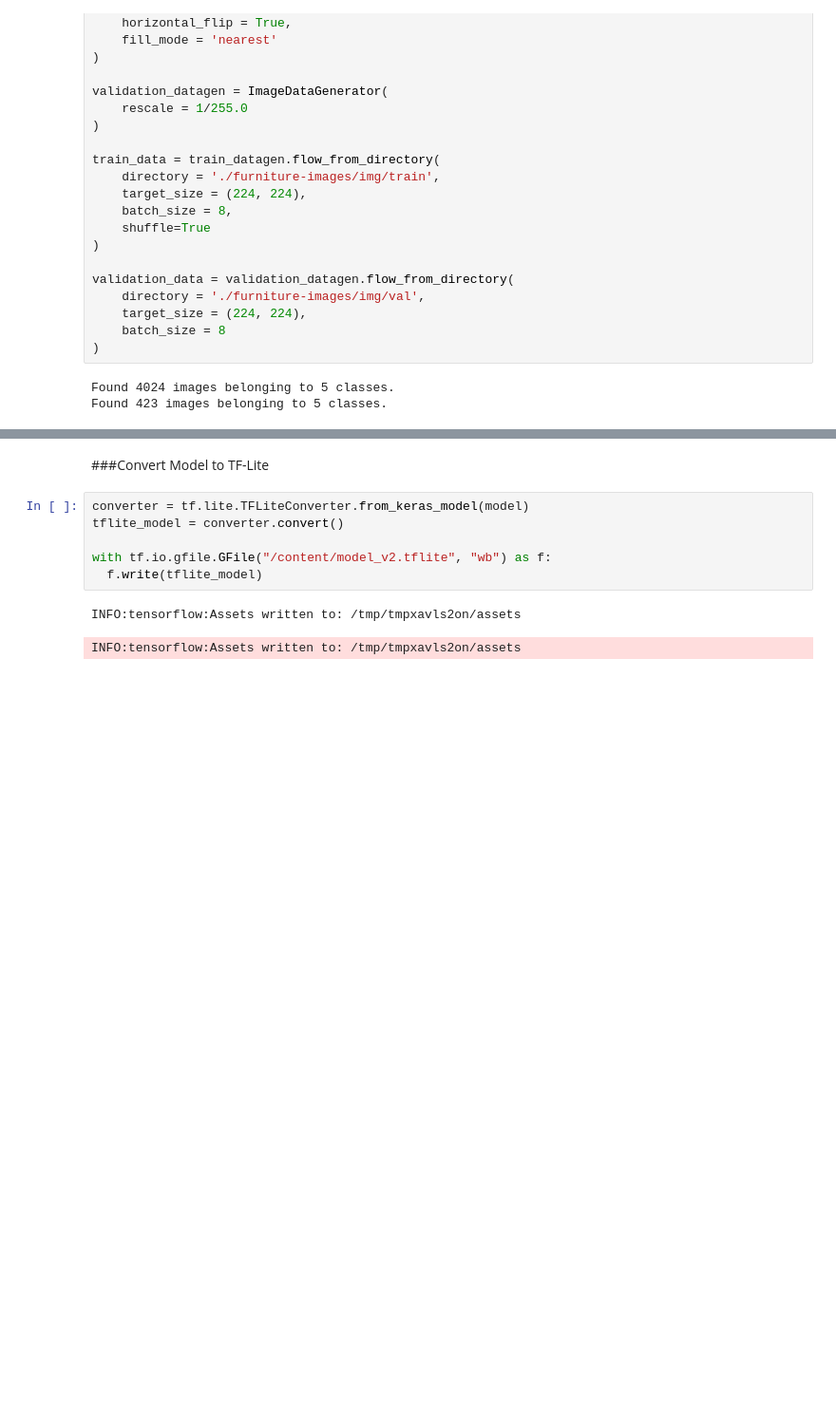
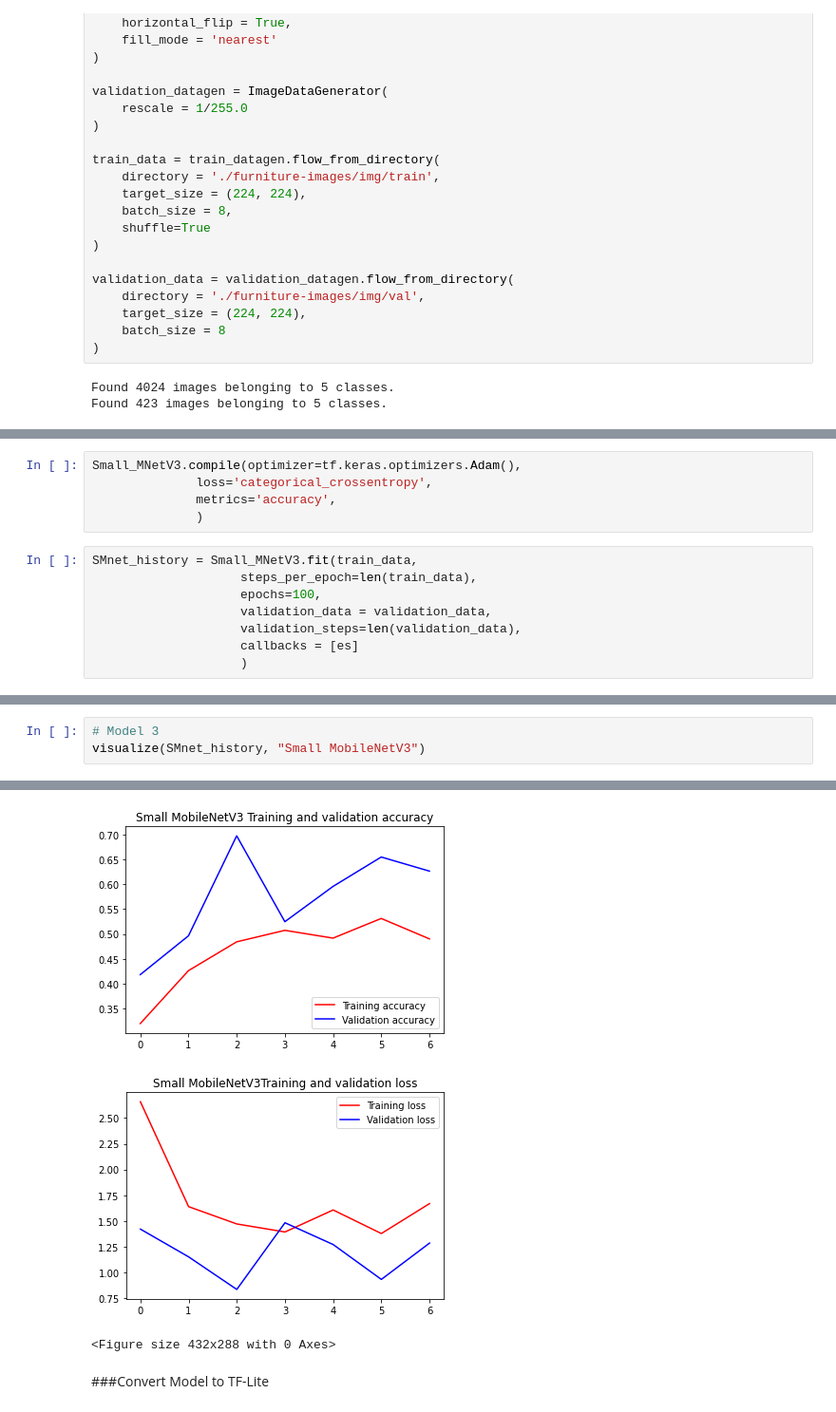
Before and after one commit to JuliusIvander/Bangkit-Final-Project, a Jupyter notebook: Bangkit_Final_Project_Notebook.ipynb, the cells around one changed output, grey strips where cells are left out. Shown at 95% size. Cells and saved outputs as stored; diff of their text form; blank space fills up the shorter version.

```diff
--- a/Bangkit_Final_Project_Notebook.ipynb
+++ b/Bangkit_Final_Project_Notebook.ipynb
@@ -325,0 +370,13 @@ Validation Accuracy = 0.9078013896942139
+# %%
+Small_MNetV3.compile(optimizer=tf.keras.optimizers.Adam(),
+              loss='categorical_crossentropy',
+              metrics='accuracy',
+              )
+# %%
+SMnet_history = Small_MNetV3.fit(train_data,
+                    steps_per_epoch=len(train_data),
+                    epochs=100,
+                    validation_data = validation_data,
+                    validation_steps=len(validation_data),
+                    callbacks = [es]
+                    )
@@ -325,0 +448,4 @@ Validation Accuracy = 0.9078013896942139
+# %%
+# Model 3
+visualize(SMnet_history, "Small MobileNetV3")
+# %% [output]
@@ -326,11 +456,5 @@ Validation Accuracy = 0.9078013896942139
+[figure, added]
+[figure, added]
+<Figure size 432x288 with 0 Axes>
 # %% [markdown]
 ###Convert Model to TF-Lite
-# %%
-converter = tf.lite.TFLiteConverter.from_keras_model(model)
-tflite_model = converter.convert()
-
-with tf.io.gfile.GFile("/content/model_v2.tflite", "wb") as f:
-  f.write(tflite_model)
-# %% [output]
-INFO:tensorflow:Assets written to: /tmp/tmpxavls2on/assets
-INFO:tensorflow:Assets written to: /tmp/tmpxavls2on/assets
```
Also changed, not shown: parts of 61 cells of this notebook, 1 other file.
